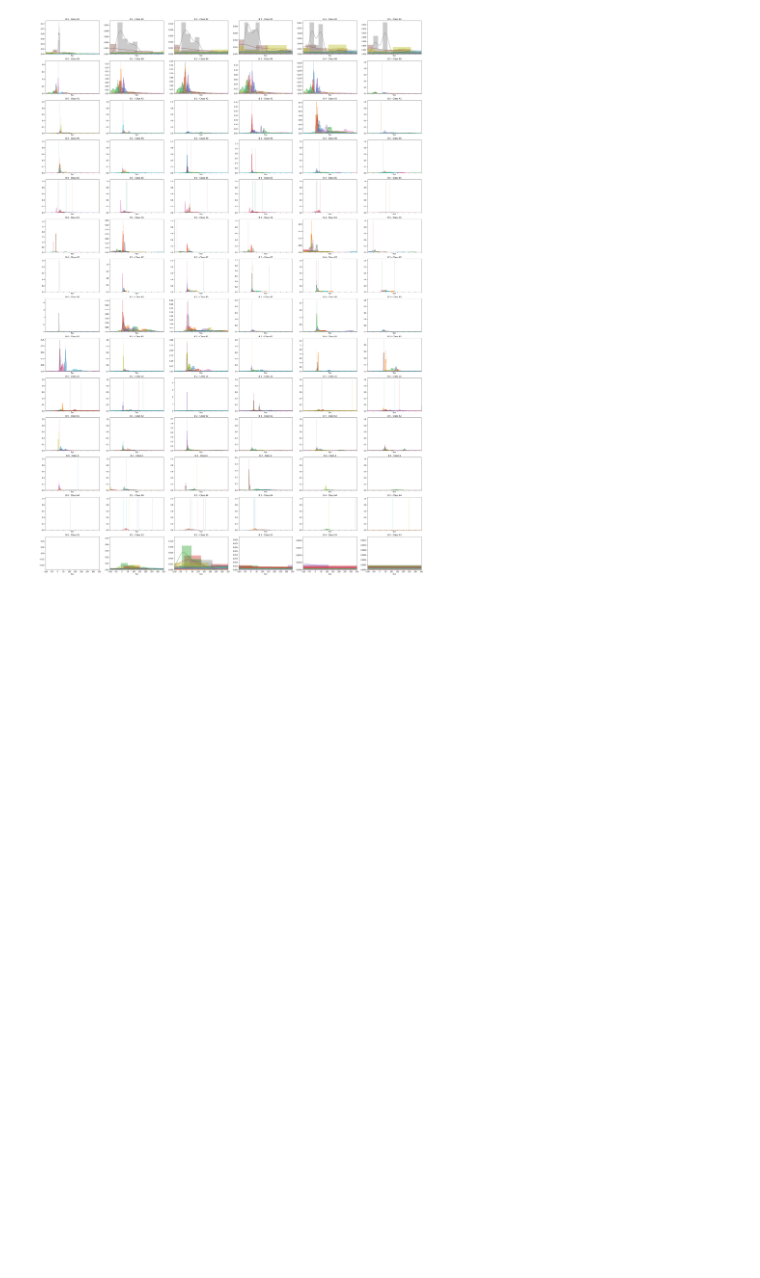
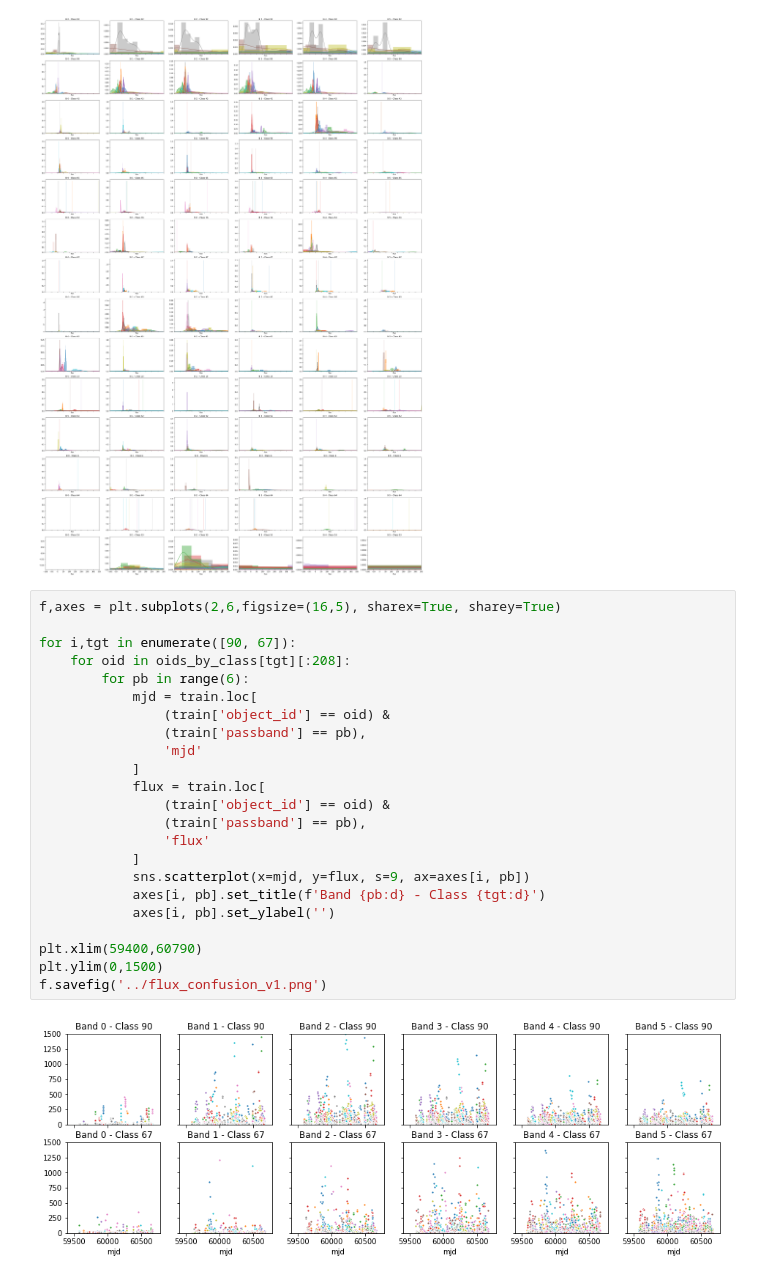
Before and after one commit to miguel-rita/remote_two, a Jupyter notebook: notebooks/confusion_study.ipynb, the cells around one changed output. Cells and saved outputs as stored; diff of their text form; blank space fills up the shorter version.

```diff
--- a/notebooks/confusion_study.ipynb
+++ b/notebooks/confusion_study.ipynb
@@ -38,3 +38,28 @@ plt.xlim(-100,350)
 f.savefig('../fluxz.png')
 # %% [output]
 [figure]
+# %%
+f,axes = plt.subplots(2,6,figsize=(16,5), sharex=True, sharey=True)
+
+for i,tgt in enumerate([90, 67]):
+    for oid in oids_by_class[tgt][:208]:
+        for pb in range(6):
+            mjd = train.loc[
+                (train['object_id'] == oid) &
+                (train['passband'] == pb),
+                'mjd'
+            ]
+            flux = train.loc[
+                (train['object_id'] == oid) &
+                (train['passband'] == pb),
+                'flux'
+            ]
+            sns.scatterplot(x=mjd, y=flux, s=9, ax=axes[i, pb])
+            axes[i, pb].set_title(f'Band {pb:d} - Class {tgt:d}')
+            axes[i, pb].set_ylabel('')
+
+plt.xlim(59400,60790)
+plt.ylim(0,1500)
+f.savefig('../flux_confusion_v1.png')
+# %% [output]
+[figure, added]
```
Also changed, not shown: parts of 1 cell of this notebook, 4 other files.
